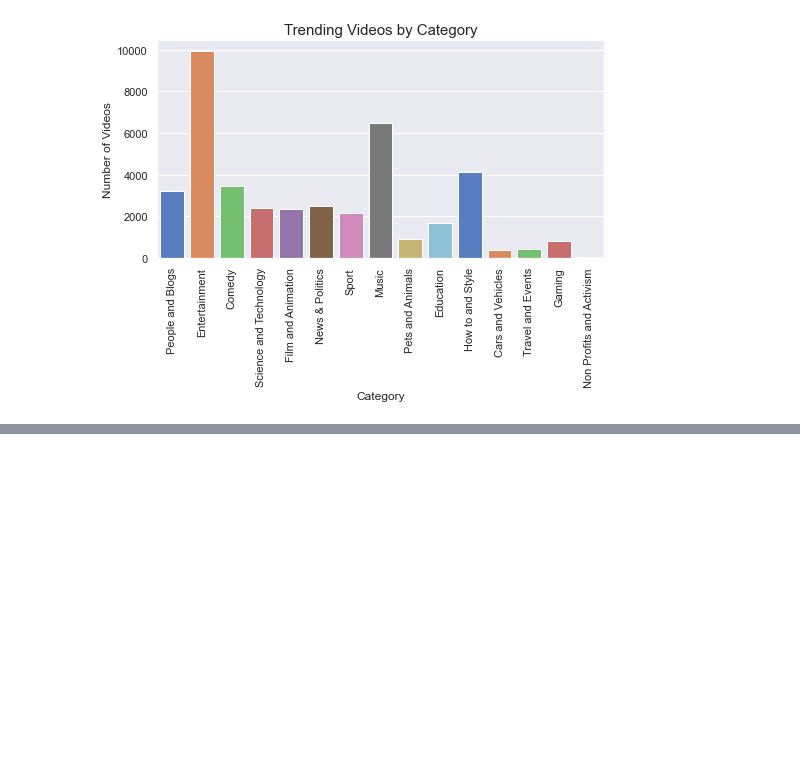
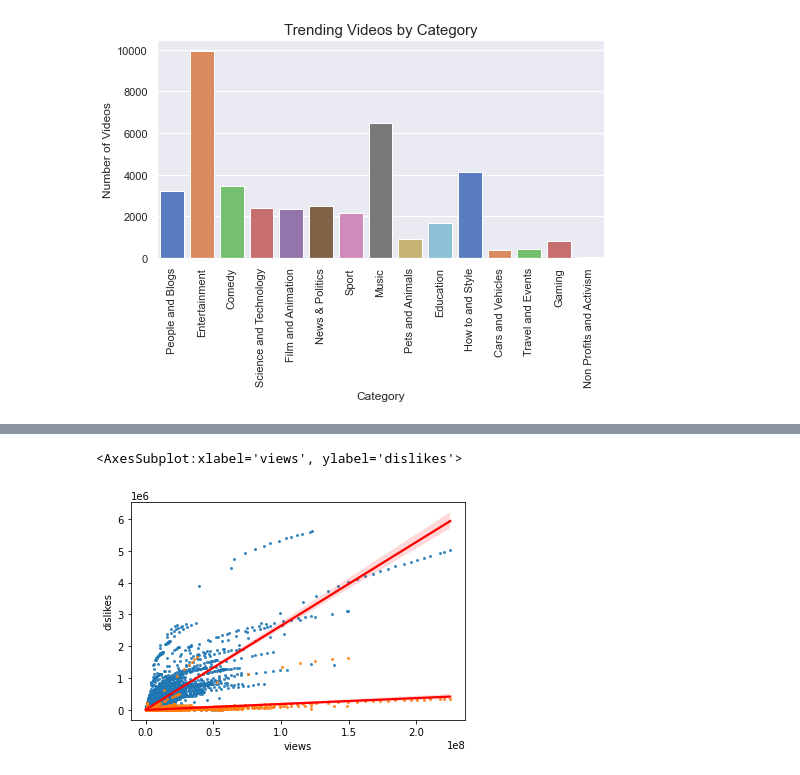
Before and after one commit to pyrogenix/131_finalproject, a Jupyter notebook: testing.ipynb, the cells around one changed output, grey strips where cells are left out. Drawn from its saved outputs; the diff is of its cells as text; code cells hidden in the pictures; blank space fills up the shorter version.

```diff
--- a/testing.ipynb
+++ b/testing.ipynb
@@ -289,0 +293,6 @@ sns.set(rc={"figure.figsize":(8, 4)})
+# %%
+sns.regplot(csv.views, csv.likes, data=csv, scatter_kws={'s':4}, line_kws={"color": "blue"})
+sns.regplot(csv.views, csv.dislikes, data=csv, scatter_kws={'s':4}, line_kws={"color": "red"})
+# %% [output]
+<AxesSubplot:xlabel='views', ylabel='dislikes'>
+[figure, added]
```
Also changed, not shown: parts of 18 cells of this notebook, 8 other files.
